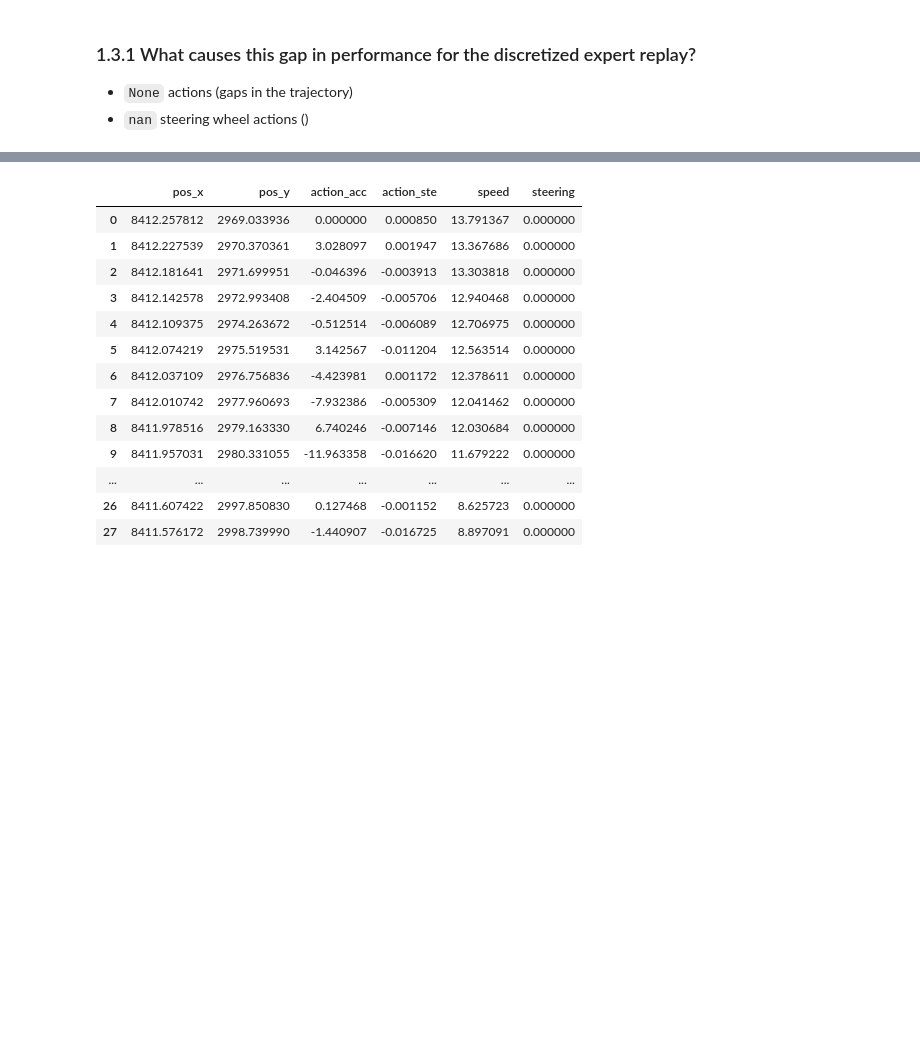
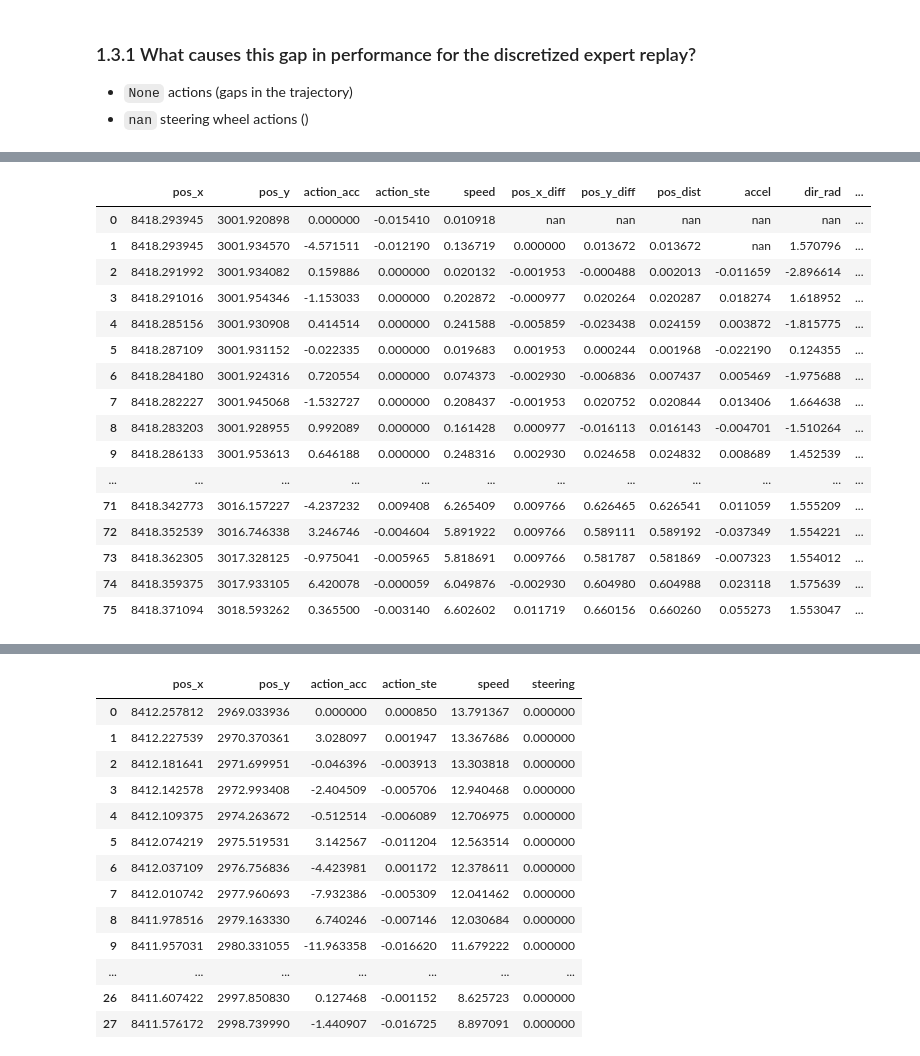
Before and after one commit to facebookresearch/nocturne, a Jupyter notebook: evaluation/behav_cloning_analysis.ipynb, the cells around one changed output, grey strips where cells are left out. Drawn from its saved outputs; the diff is of its cells as text; code cells hidden in the pictures; blank space fills up the shorter version.

```diff
--- a/evaluation/behav_cloning_analysis.ipynb
+++ b/evaluation/behav_cloning_analysis.ipynb
@@ -207,0 +200,8 @@ info_dict[veh_obj.id]
+# %%
+df_veh = pd.DataFrame({
+    'pos_x': pos_arr[:time_step, 0],
+    'pos_y': pos_arr[:time_step, 1],
+    'action_acc': action_acc[:time_step],
+    'action_ste': action_ste[:time_step],
+    'speed': speed_arr[:time_step],
+})
@@ -207,0 +213,21 @@ info_dict[veh_obj.id]
+# %%
+df_veh['pos_x_diff'] = df_veh['pos_x'].diff(periods=1)
+df_veh['pos_y_diff'] = df_veh['pos_y'].diff(periods=1)
+# %%
+df_veh['pos_dist'] = np.sqrt(df_veh['pos_x_diff']**2 + df_veh['pos_y_diff']**2)
+df_veh['accel'] = df_veh['pos_dist'].diff(periods=1)
+# %%
+import pandas as pd
+import numpy as np
+
+def compute_direction_rad(df: pd.DataFrame, x_col: str, y_col: str) -> np.ndarray:
+
+    delta_x = df[x_col].diff(periods=1)
+    delta_y = df[y_col].diff(periods=1)
+
+    angle_rad = np.arctan2(delta_y, delta_x)
+
+    return angle_rad
+
+df_veh['dir_rad'] = compute_direction_rad(df_veh, 'pos_x', 'pos_y')
+df_veh['steer'] = np.mod(df_veh['dir_rad'].diff(periods=1), 2 * np.pi)
@@ -207,0 +264,20 @@ info_dict[veh_obj.id]
+# %%
+df_veh.style
+# %% [output]
+|  | pos_x | pos_y | action_acc | action_ste | speed | pos_x_diff | pos_y_diff | pos_dist | accel | dir_rad | ... |
+| 0 | 8418.293945 | 3001.920898 | 0.000000 | -0.015410 | 0.010918 | nan | nan | nan | nan | nan | ... |
+| 1 | 8418.293945 | 3001.934570 | -4.571511 | -0.012190 | 0.136719 | 0.000000 | 0.013672 | 0.013672 | nan | 1.570796 | ... |
+| 2 | 8418.291992 | 3001.934082 | 0.159886 | 0.000000 | 0.020132 | -0.001953 | -0.000488 | 0.002013 | -0.011659 | -2.896614 | ... |
+| 3 | 8418.291016 | 3001.954346 | -1.153033 | 0.000000 | 0.202872 | -0.000977 | 0.020264 | 0.020287 | 0.018274 | 1.618952 | ... |
+| 4 | 8418.285156 | 3001.930908 | 0.414514 | 0.000000 | 0.241588 | -0.005859 | -0.023438 | 0.024159 | 0.003872 | -1.815775 | ... |
+| 5 | 8418.287109 | 3001.931152 | -0.022335 | 0.000000 | 0.019683 | 0.001953 | 0.000244 | 0.001968 | -0.022190 | 0.124355 | ... |
+| 6 | 8418.284180 | 3001.924316 | 0.720554 | 0.000000 | 0.074373 | -0.002930 | -0.006836 | 0.007437 | 0.005469 | -1.975688 | ... |
+| 7 | 8418.282227 | 3001.945068 | -1.532727 | 0.000000 | 0.208437 | -0.001953 | 0.020752 | 0.020844 | 0.013406 | 1.664638 | ... |
+| 8 | 8418.283203 | 3001.928955 | 0.992089 | 0.000000 | 0.161428 | 0.000977 | -0.016113 | 0.016143 | -0.004701 | -1.510264 | ... |
+| 9 | 8418.286133 | 3001.953613 | 0.646188 | 0.000000 | 0.248316 | 0.002930 | 0.024658 | 0.024832 | 0.008689 | 1.452539 | ... |
+| ... | ... | ... | ... | ... | ... | ... | ... | ... | ... | ... | ... |
+| 71 | 8418.342773 | 3016.157227 | -4.237232 | 0.009408 | 6.265409 | 0.009766 | 0.626465 | 0.626541 | 0.011059 | 1.555209 | ... |
+| 72 | 8418.352539 | 3016.746338 | 3.246746 | -0.004604 | 5.891922 | 0.009766 | 0.589111 | 0.589192 | -0.037349 | 1.554221 | ... |
+| 73 | 8418.362305 | 3017.328125 | -0.975041 | -0.005965 | 5.818691 | 0.009766 | 0.581787 | 0.581869 | -0.007323 | 1.554012 | ... |
+| 74 | 8418.359375 | 3017.933105 | 6.420078 | -0.000059 | 6.049876 | -0.002930 | 0.604980 | 0.604988 | 0.023118 | 1.575639 | ... |
+| 75 | 8418.371094 | 3018.593262 | 0.365500 | -0.003140 | 6.602602 | 0.011719 | 0.660156 | 0.660260 | 0.055273 | 1.553047 | ... |
```
Also changed, not shown: parts of 15 cells of this notebook, 2 other files.
